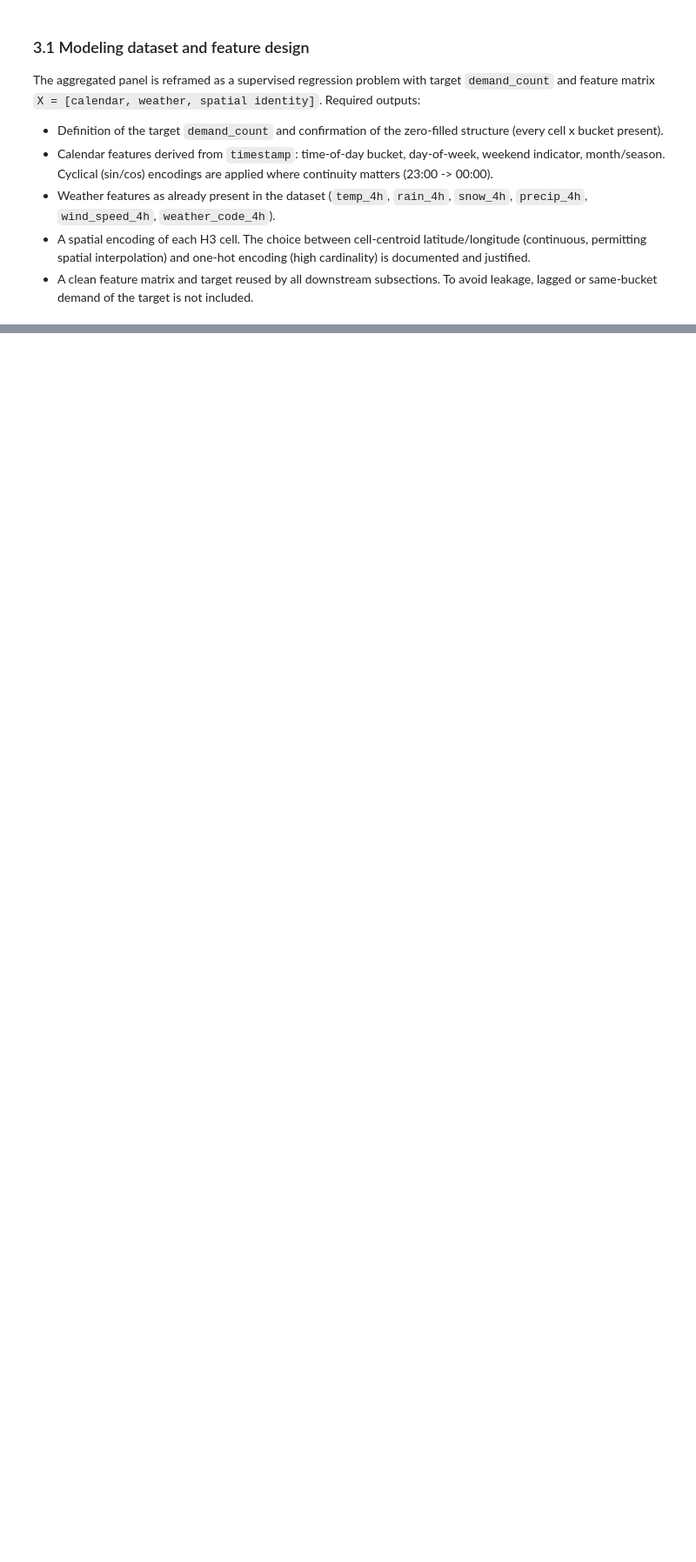
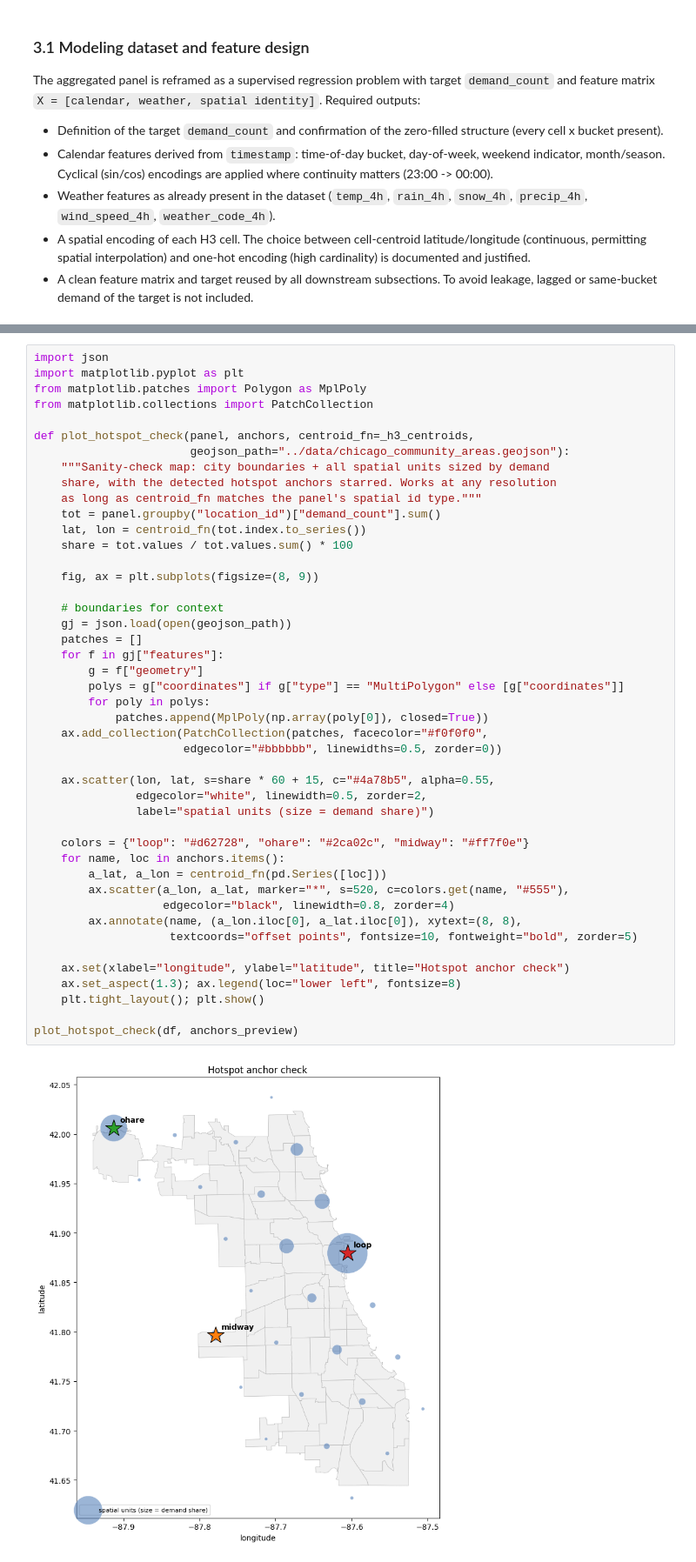
Before and after one commit to mariusmeurer/AAA-assignment, a Jupyter notebook: task3/Task3.ipynb, the cells around one changed output, grey strips where cells are left out. Shown at 87% size. Drawn from its saved outputs; the diff is of its cells as text; blank space fills up the shorter version.

```diff
--- a/task3/Task3.ipynb
+++ b/task3/Task3.ipynb
@@ -22,0 +185,47 @@ The aggregated panel is reframed as a supervised regression problem with target
+# %%
+import json
+import matplotlib.pyplot as plt
+from matplotlib.patches import Polygon as MplPoly
+from matplotlib.collections import PatchCollection
+
+def plot_hotspot_check(panel, anchors, centroid_fn=_h3_centroids,
+                       geojson_path="../data/chicago_community_areas.geojson"):
+    """Sanity-check map: city boundaries + all spatial units sized by demand
+    share, with the detected hotspot anchors starred. Works at any resolution
+    as long as centroid_fn matches the panel's spatial id type."""
+    tot = panel.groupby("location_id")["demand_count"].sum()
+    lat, lon = centroid_fn(tot.index.to_series())
+    share = tot.values / tot.values.sum() * 100
+
+    fig, ax = plt.subplots(figsize=(8, 9))
+
+    # boundaries for context
+    gj = json.load(open(geojson_path))
+    patches = []
+    for f in gj["features"]:
+        g = f["geometry"]
+        polys = g["coordinates"] if g["type"] == "MultiPolygon" else [g["coordinates"]]
+        for poly in polys:
+            patches.append(MplPoly(np.array(poly[0]), closed=True))
+    ax.add_collection(PatchCollection(patches, facecolor="#f0f0f0",
+                      edgecolor="#bbbbbb", linewidths=0.5, zorder=0))
+
+    ax.scatter(lon, lat, s=share * 60 + 15, c="#4a78b5", alpha=0.55,
+               edgecolor="white", linewidth=0.5, zorder=2,
+               label="spatial units (size = demand share)")
+
+    colors = {"loop": "#d62728", "ohare": "#2ca02c", "midway": "#ff7f0e"}
+    for name, loc in anchors.items():
+        a_lat, a_lon = centroid_fn(pd.Series([loc]))
+        ax.scatter(a_lon, a_lat, marker="*", s=520, c=colors.get(name, "#555"),
+                   edgecolor="black", linewidth=0.8, zorder=4)
+        ax.annotate(name, (a_lon.iloc[0], a_lat.iloc[0]), xytext=(8, 8),
+                    textcoords="offset points", fontsize=10, fontweight="bold", zorder=5)
+
+    ax.set(xlabel="longitude", ylabel="latitude", title="Hotspot anchor check")
+    ax.set_aspect(1.3); ax.legend(loc="lower left", fontsize=8)
+    plt.tight_layout(); plt.show()
+
+plot_hotspot_check(df, anchors_preview)
+# %% [output]
+[figure, added]
```
Also changed, not shown: parts of 5 cells of this notebook.
